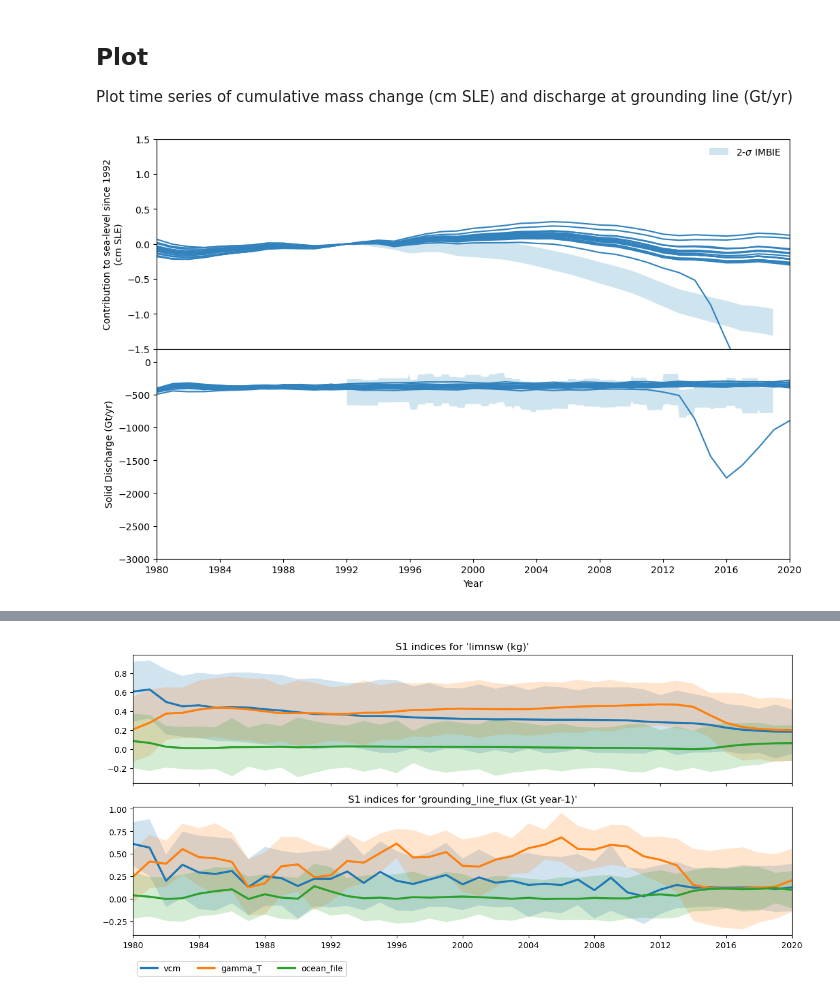
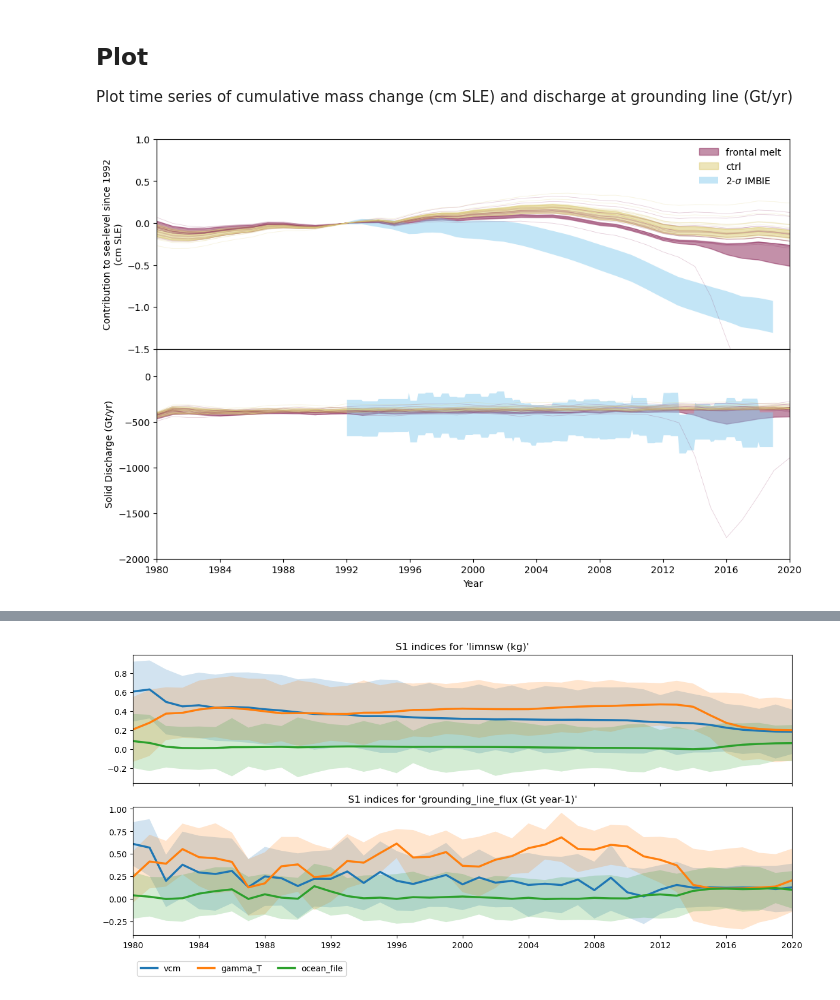
Before and after one commit to pism/pism-ragis, a Jupyter notebook: notebooks/ragis_scalar.ipynb, the cells around one changed output, grey strips where cells are left out. Cells and saved outputs as stored; diff of their text form; code cells hidden in the pictures.

```diff
--- a/notebooks/ragis_scalar.ipynb
+++ b/notebooks/ragis_scalar.ipynb
@@ -27,15 +27,21 @@ proj_dir = "2023_04_ocean_simple"
 scalar_dir = "processed"
 lhs = "gris_ragis_ocean_simple_lhs_50_w_posterior"
 
+proj_dir = "2023_04_ocean_20"
+scalar_dir = "processed"
+lhs = "gris_ragis_ocean_lhs_20"
+
+ens_file = os.path.join(data_dir, proj_dir, "uq", f"{lhs}.csv")
+scalar_files = sorted(glob(os.path.join(data_dir, proj_dir, scalar_dir, "ts_gris_g*00m_v20*RAGIS_id_*_1980-1-1_2020-1-1.nc")))
+ocean = convert_netcdf_to_dataframe(scalar_files, resample="yearly")
+sa_ocean = sensitivity_analysis(ocean, ensemble_file=ens_file)
+
 proj_dir = "2023_04_ocean_simple_20"
 scalar_dir = "processed"
 lhs = "gris_ragis_ocean_simple_lhs_20"
 
-proj_dir = "2023_04_ocean_20"
-scalar_dir = "processed"
-lhs = "gris_ragis_ocean_lhs_20"
-
-
 
 ens_file = os.path.join(data_dir, proj_dir, "uq", f"{lhs}.csv")
 scalar_files = sorted(glob(os.path.join(data_dir, proj_dir, scalar_dir, "ts_gris_g*00m_v20*RAGIS_id_*_1980-1-1_2020-1-1.nc")))
+ocean_simple = convert_netcdf_to_dataframe(scalar_files, resample="yearly")
+sa_ocean_simple = sensitivity_analysis(ocean_simple, ensemble_file=ens_file)
@@ -42,2 +50,0 @@ scalar_files = sorted(glob(os.path.join(data_dir, proj_dir, scalar_dir, "ts_gris
-# %%
-df = convert_netcdf_to_dataframe(scalar_files, resample="yearly")
@@ -55,50 +58,65 @@ flux_varname = "grounding_line_flux"
 bg_color = "#216779"
 bg_color = "w"
 
-sim_color = "#3182bd"
-imbie_color = "#9ecae1"
+sim_colors = ["#882255", "#DDCC77", "#AA4499", "#CC6677"]
+imbie_color = "#88CCEE"
 
 kg2cmsle = 1 / 1e12 * 1.0 / 362.5 / 10.0
 gt2cmsle = 1 / 362.5 / 10.0
 sigma = 2
 plt.style.use('default')
 
+labels = ["frontal melt", "ctrl"]
 fig, axs = plt.subplots(nrows=2, ncols=1, sharex="col", figsize=(12, 8))
 fig.subplots_adjust(wspace=0.0, hspace=0.0)
 
-for id, ens in df.groupby(by="id"):
-    norm_year = ens[ens["Year"] == 1992]
-    axs[0].plot(ens["time"], (ens["limnsw (kg)"] - norm_year["limnsw (kg)"].values) * kg2cmsle, color=sim_color )
-    axs[1].plot(ens["time"], (ens["grounding_line_flux (Gt year-1)"]), color=sim_color )
+for k, df in enumerate([ocean, ocean_simple]):
+    for id, ens in df.groupby(by="id"):
+        norm_year = ens[ens["Year"] == 1992]
+        axs[0].plot(ens["time"], (ens["limnsw (kg)"] - norm_year["limnsw (kg)"].values) * kg2cmsle,
+                    color=sim_colors[k], alpha=0.25, lw=0.5)
+        axs[1].plot(ens["time"], (ens["grounding_line_flux (Gt year-1)"]),
+                    color=sim_colors[k], alpha=0.25, lw=0.5)
+    q_05 = df.groupby(by="time").quantile(0.05)
+    q_05_norm = q_05[q_05["Year"] == 1992]
+    q_95 = ens.groupby(by="time").quantile(0.55)
+    q_95_norm = q_95[q_95["Year"] == 1992]
+    axs[0].fill_between(ens["time"], (q_05["limnsw (kg)"] - q_05_norm["limnsw (kg)"].values) * kg2cmsle,
+                        (q_95["limnsw (kg)"] - q_95_norm["limnsw (kg)"].values) * kg2cmsle,
+                        color=sim_colors[k], alpha=0.5, lw=1, label=labels[k])
+    axs[1].fill_between(ens["time"], q_05["grounding_line_flux (Gt year-1)"],
+                        q_95["grounding_line_flux (Gt year-1)"],
+                        color=sim_colors[k], alpha=0.5, lw=1)
+
 
 
 axs[0].fill_between(imbie["Date"],
                     (imbie["Mass (Gt)"] + sigma * imbie["Mass uncertainty (Gt)"]) * gt2cmsle,
                     (imbie["Mass (Gt)"] - sigma * imbie["Mass uncertainty (Gt)"]) / 362.5 / 10.0,
                     ls="solid", lw=0, alpha=0.5, color=imbie_color, label="2-$\sigma$ IMBIE")
 axs[1].fill_between(imbie["Date"],
                     (imbie["D (Gt/yr)"] + sigma * imbie["D uncertainty (Gt/yr)"]),
                     (imbie["D (Gt/yr)"] - sigma * imbie["D uncertainty (Gt/yr)"]),
                     ls="solid", lw=0, alpha=0.5, color=imbie_color)
 
 
 
 fig.set_facecolor(bg_color)
 for ax in axs:
     ax.set_facecolor(bg_color)
 fig.set_facecolor(bg_color)
 
 
 axs[0].set_xlabel("")
 axs[0].set_ylabel("Contribution to sea-level since 1992\n(cm SLE)")
 axs[1].set_xlabel("Year")
 axs[1].set_ylabel("Solid Discharge (Gt/yr)")
 axs[0].set_xlim(pd.to_datetime("1980-1-1"), pd.to_datetime("2020-1-1"))
-axs[0].set_ylim(-1.5, 1.5)
-axs[1].set_ylim(-3000, 200)
+axs[0].set_ylim(-1.5, 1.0)
+axs[1].set_ylim(-2000, 300)
 legend = axs[0].legend()
 legend.get_frame().set_linewidth(0.0)
 legend.get_frame().set_alpha(0.0)
 fig.savefig(f"ragis-{lhs}_scalar.pdf")
 # %% [output]
-[figure, old version]
+[figure, new version]
```
Also changed, not shown: parts of 8 cells of this notebook, 1 other file.
